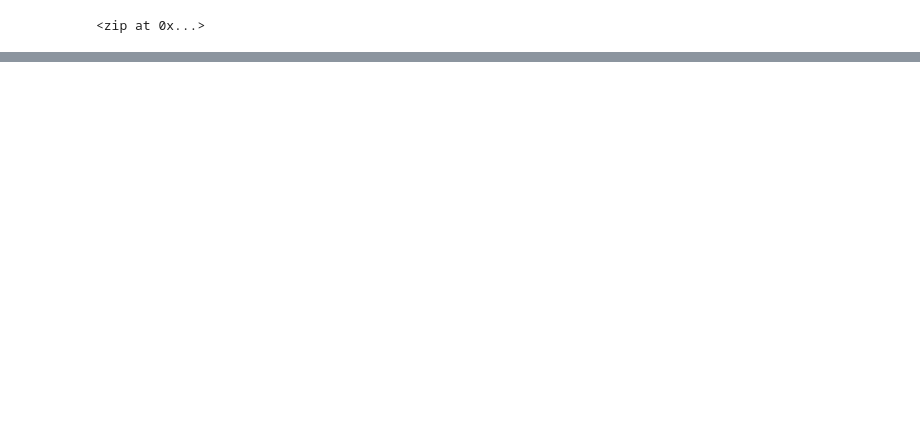
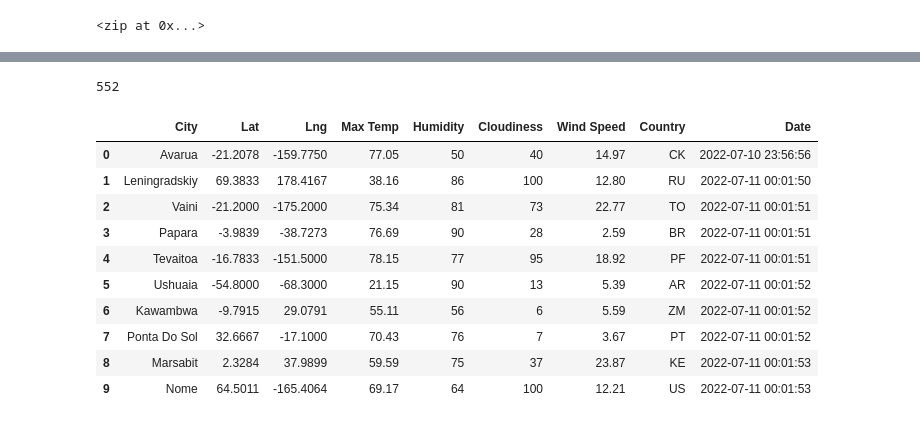
Before and after one commit to GrahamBurch/World_Weather_Analysis, a Jupyter notebook: WeatherPy.ipynb, the cells around one changed output, grey strips where cells are left out. Drawn from its saved outputs; the diff is of its cells as text; code cells hidden in the pictures; blank space fills up the shorter version.

Commit message:
Modifying gitignore and adding WeatherPy file

```diff
--- a/WeatherPy.ipynb
+++ b/WeatherPy.ipynb
@@ -22,3 +22,10 @@ cities = []
 # Identify the nearest city for each latitude and longitude combination.
 for coordinate in coordinates:
     city = citipy.nearest_city(coordinate[0],coordinate[1]).city_name
+
+    # If the city is unique, add it to the cities list.
+    if city not in cities:
+        cities.append(city)
+
+# Print the city count to confirm enough were counted
+len(cities)
@@ -24,0 +37,3 @@ for coordinate in coordinates:
+# %%
+# Starting URL for Weather Map API Call.
+url = "http://api.openweathermap.org/data/2.5/weather?units=Imperial&APPID=" + weather_api_key
@@ -24,0 +88,4 @@ for coordinate in coordinates:
+# %%
+city_url = url + "&q=" + "Boston"
+city_weather = requests.get(city_url)
+city_weather.json()
@@ -24,0 +233,20 @@ for coordinate in coordinates:
+# %%
+print(len(city_data))
+# %% [output]
+552
+# %%
+# Convert the array of dictionaries to a Pandas dataframe.
+city_data_df=pd.DataFrame(city_data)
+city_data_df.head(10)
+# %% [output]
+|  | City | Lat | Lng | Max Temp | Humidity | Cloudiness | Wind Speed | Country | Date |
+| 0 | Avarua | -21.2078 | -159.7750 | 77.05 | 50 | 40 | 14.97 | CK | 2022-07-10 23:56:56 |
+| 1 | Leningradskiy | 69.3833 | 178.4167 | 38.16 | 86 | 100 | 12.80 | RU | 2022-07-11 00:01:50 |
+| 2 | Vaini | -21.2000 | -175.2000 | 75.34 | 81 | 73 | 22.77 | TO | 2022-07-11 00:01:51 |
+| 3 | Papara | -3.9839 | -38.7273 | 76.69 | 90 | 28 | 2.59 | BR | 2022-07-11 00:01:51 |
+| 4 | Tevaitoa | -16.7833 | -151.5000 | 78.15 | 77 | 95 | 18.92 | PF | 2022-07-11 00:01:51 |
+| 5 | Ushuaia | -54.8000 | -68.3000 | 21.15 | 90 | 13 | 5.39 | AR | 2022-07-11 00:01:52 |
+| 6 | Kawambwa | -9.7915 | 29.0791 | 55.11 | 56 | 6 | 5.59 | ZM | 2022-07-11 00:01:52 |
+| 7 | Ponta Do Sol | 32.6667 | -17.1000 | 70.43 | 76 | 7 | 3.67 | PT | 2022-07-11 00:01:52 |
+| 8 | Marsabit | 2.3284 | 37.9899 | 59.59 | 75 | 37 | 23.87 | KE | 2022-07-11 00:01:53 |
+| 9 | Nome | 64.5011 | -165.4064 | 69.17 | 64 | 100 | 12.21 | US | 2022-07-11 00:01:53 |
```
Also changed, not shown: parts of 17 cells of this notebook, 3 other files.
